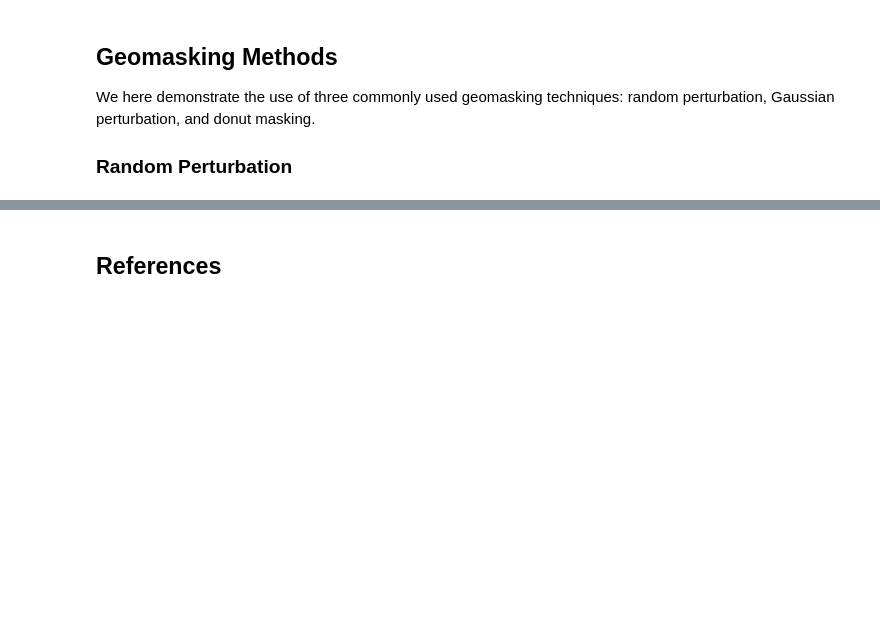
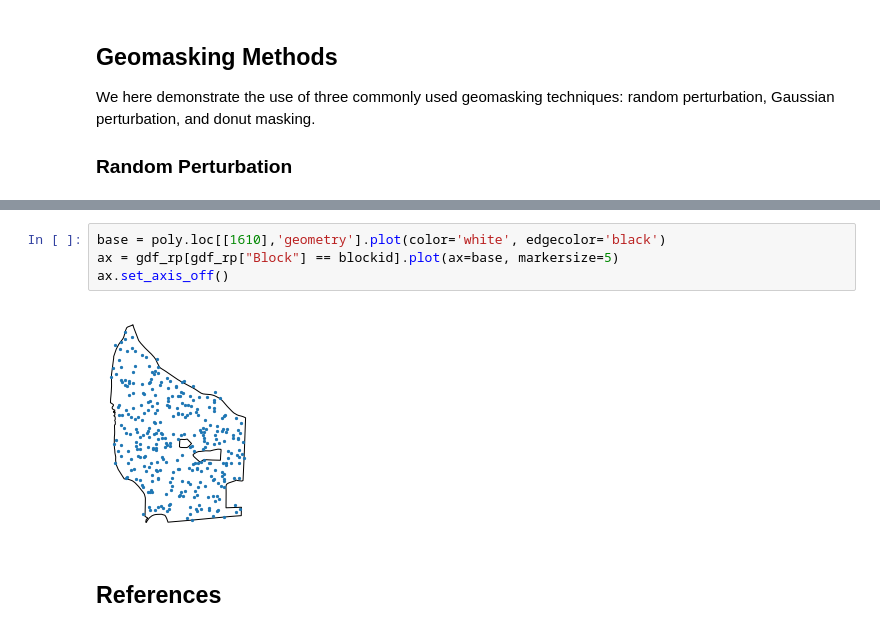
Before and after one commit to linyuehzzz/ucgis-iguide-geoprivacy, a Jupyter notebook: geomasking.ipynb, the cells around one changed output, grey strips where cells are left out. Cells and saved outputs as stored; diff of their text form; blank space fills up the shorter version.

```diff
--- a/geomasking.ipynb
+++ b/geomasking.ipynb
@@ -83,3 +82,9 @@ ax.set_axis_off()
+# %%
+base = poly.loc[[1610],'geometry'].plot(color='white', edgecolor='black')
+ax = gdf_rp[gdf_rp["Block"] == blockid].plot(ax=base, markersize=5)
+ax.set_axis_off()
+# %% [output]
+[figure, added]
 # %% [markdown]
 <a id='ref'></a>
 ## References
```
Also changed, not shown: parts of 1 cell of this notebook.
